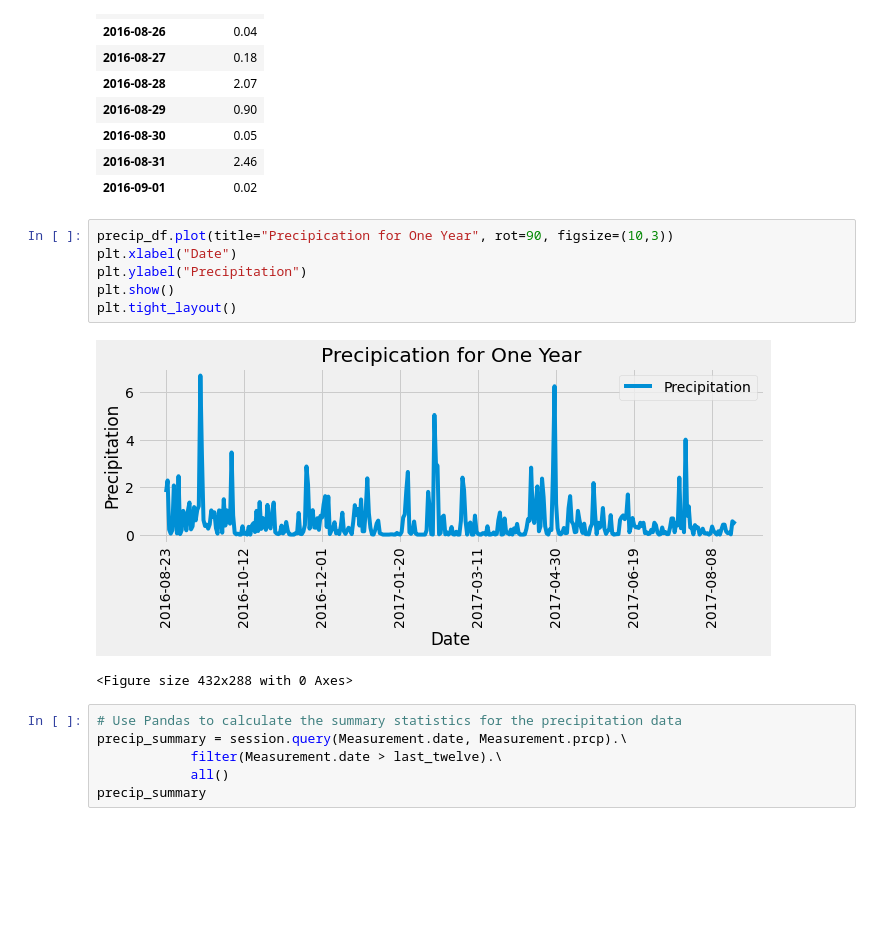
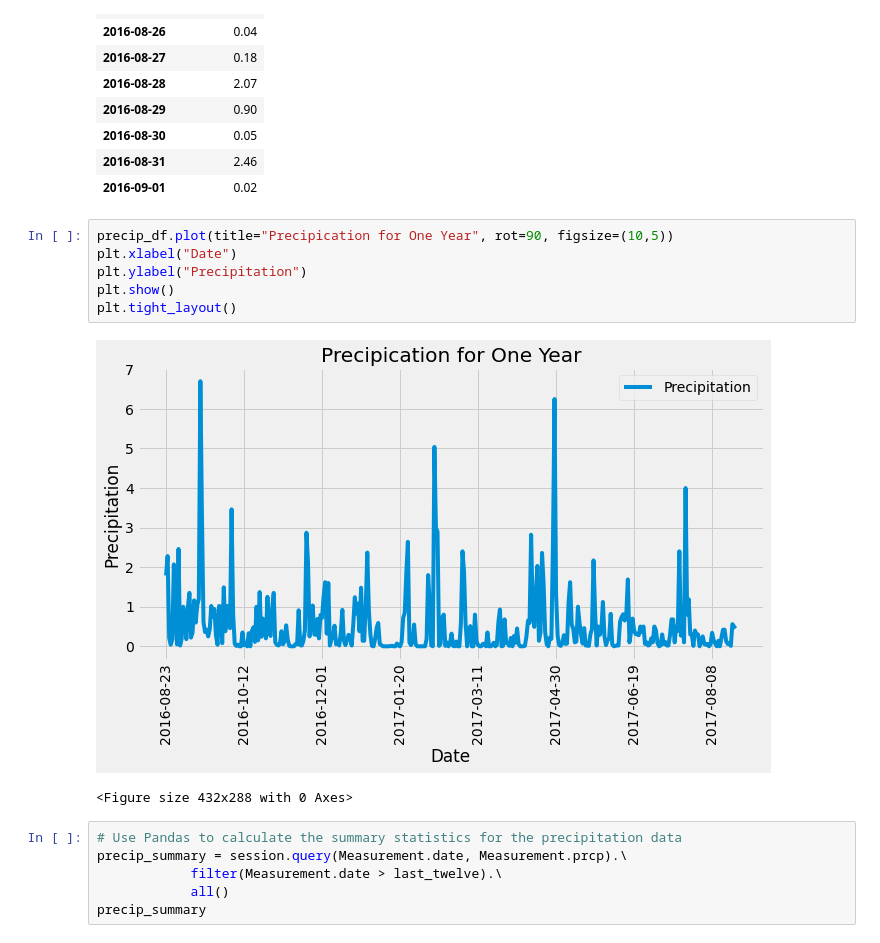
Before and after one commit to meghanvl/Climate_Analysis, a Jupyter notebook: Climate_Analysis.ipynb, the cells around one changed output. Cells and saved outputs as stored; diff of their text form; blank space fills up the shorter version.

```diff
--- a/Climate_Analysis.ipynb
+++ b/Climate_Analysis.ipynb
@@ -166,13 +166,13 @@ precip_df.head(10)
 | 2016-08-31 | 2.46 |
 | 2016-09-01 | 0.02 |
 # %%
-precip_df.plot(title="Precipication for One Year", rot=90, figsize=(10,3))
+precip_df.plot(title="Precipication for One Year", rot=90, figsize=(10,5))
 plt.xlabel("Date")
 plt.ylabel("Precipitation")
 plt.show()
 plt.tight_layout()
 # %% [output]
-[figure, old version]
+[figure, new version]
 <Figure size 432x288 with 0 Axes>
 # %%
 # Use Pandas to calculate the summary statistics for the precipitation data
```
Also changed, not shown: 1 other file.
